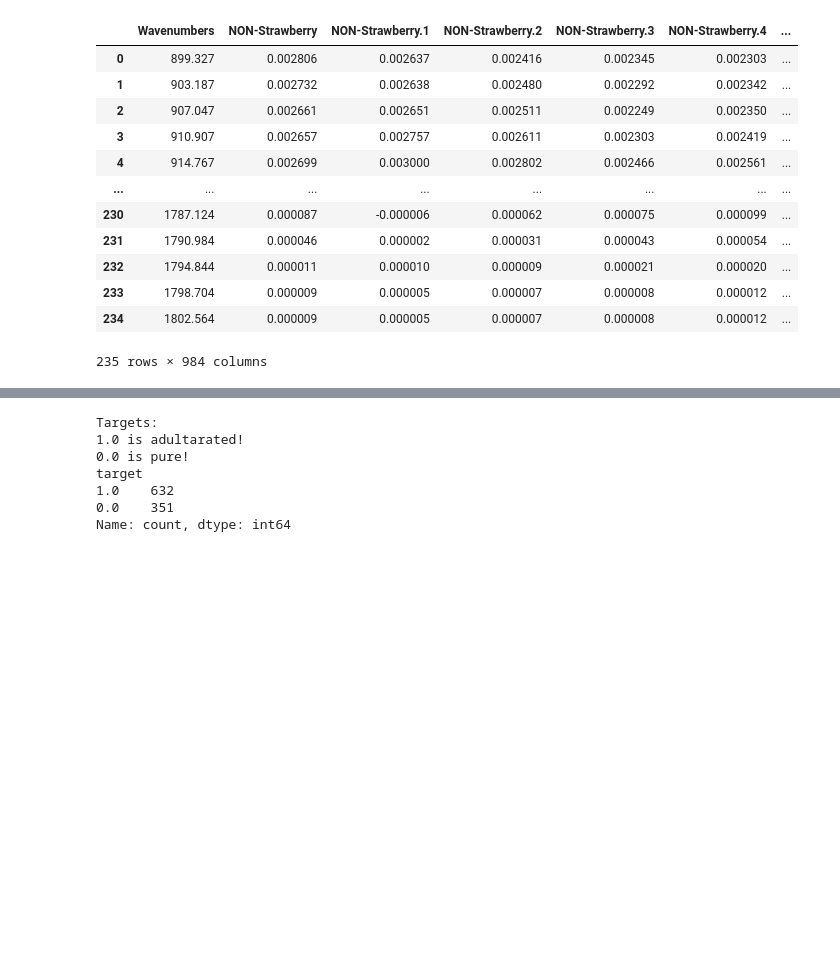
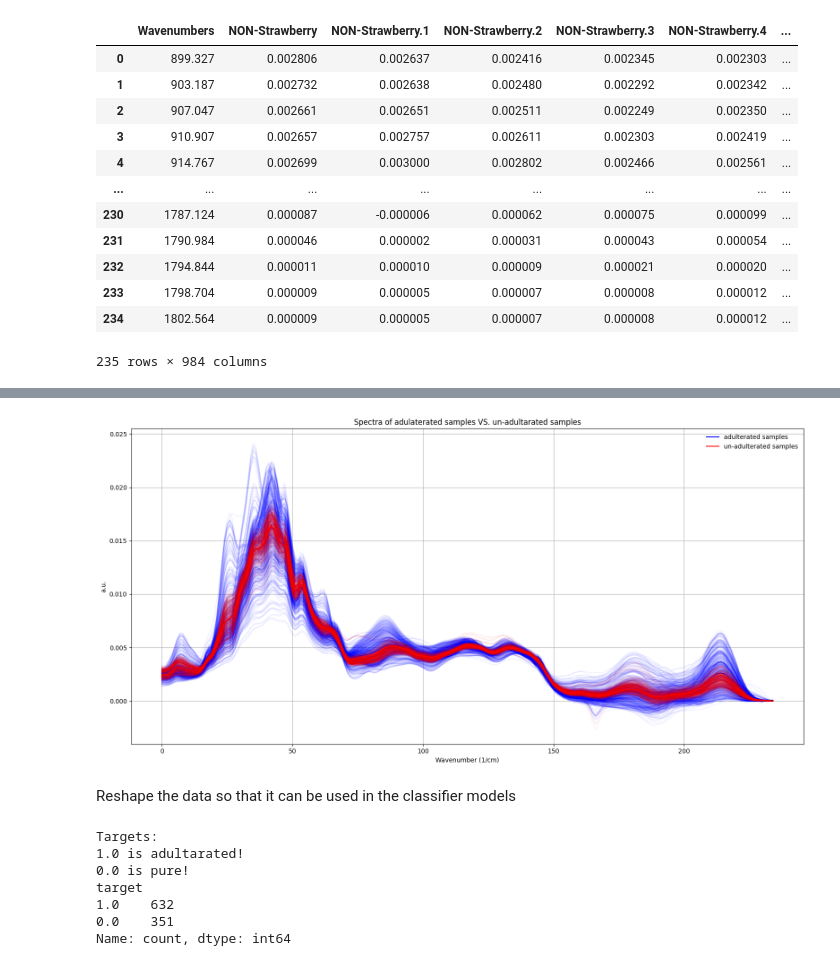
Before and after one commit to karol-pa/Spectra_Classification_Exercises, a Jupyter notebook: exercise.ipynb, the cells around one changed output, grey strips where cells are left out. Saved outputs shown, nothing was run; the diff lists cells and outputs as text; code cells hidden in the pictures; blank space fills up the shorter version.

Commit message:
added plot

```diff
--- a/exercise.ipynb
+++ b/exercise.ipynb
@@ -68,3 +84,42 @@ plt.show()
+# %%
+fig, ax = plt.subplots(figsize=[16, 8])
+sample_measurement = []
+sns_blue = sns.color_palette(as_cmap=True)
+k = list(df_plot['Wavenumbers'].unique())
+
+for sample, measurement in df_plot.query("target=='adulterated samples'").groupby('variable'):
+    sample_measurement.append(measurement.reset_index()["value"])
+    measurement.reset_index()["value"].plot(alpha=0.05, ax=ax, label="_no_legend_", color="blue")
+
+
+pd.concat(sample_measurement, axis=1).mean(axis=1).plot(
+    ax=ax, color="blue", label="adulterated samples", legend=True
+)
+
+
+sns_blue = sns.color_palette("flare", as_cmap=True)
+for sample, measurement in df_plot.query("target=='un-adulterated samples'").groupby('variable'):
+    sample_measurement.append(measurement.reset_index()["value"])
+    measurement.reset_index()["value"].plot(alpha=0.05, ax=ax, label="_no_legend_", color="red")
+
+
+pd.concat(sample_measurement, axis=1).mean(axis=1).plot(
+    ax=ax, color="red", label="un-adulterated samples", legend=True
+)
+
+
+ax.grid()
+
+ax.set_ylabel("a.u.")
+ax.set_title("Spectra of adulaterated samples VS. un-adultarated samples")
+ax.set_xlabel("Wavenumber (1/cm)")
+ax.legend(loc="upper right", frameon=False)
+
+plt.tight_layout()
+# %% [output]
+[figure, added]
+# %% [markdown]
+Reshape the data so that it can be used in the classifier models
 # %%
 df = df0.T
 
```
Also changed, not shown: parts of 3 cells of this notebook.
